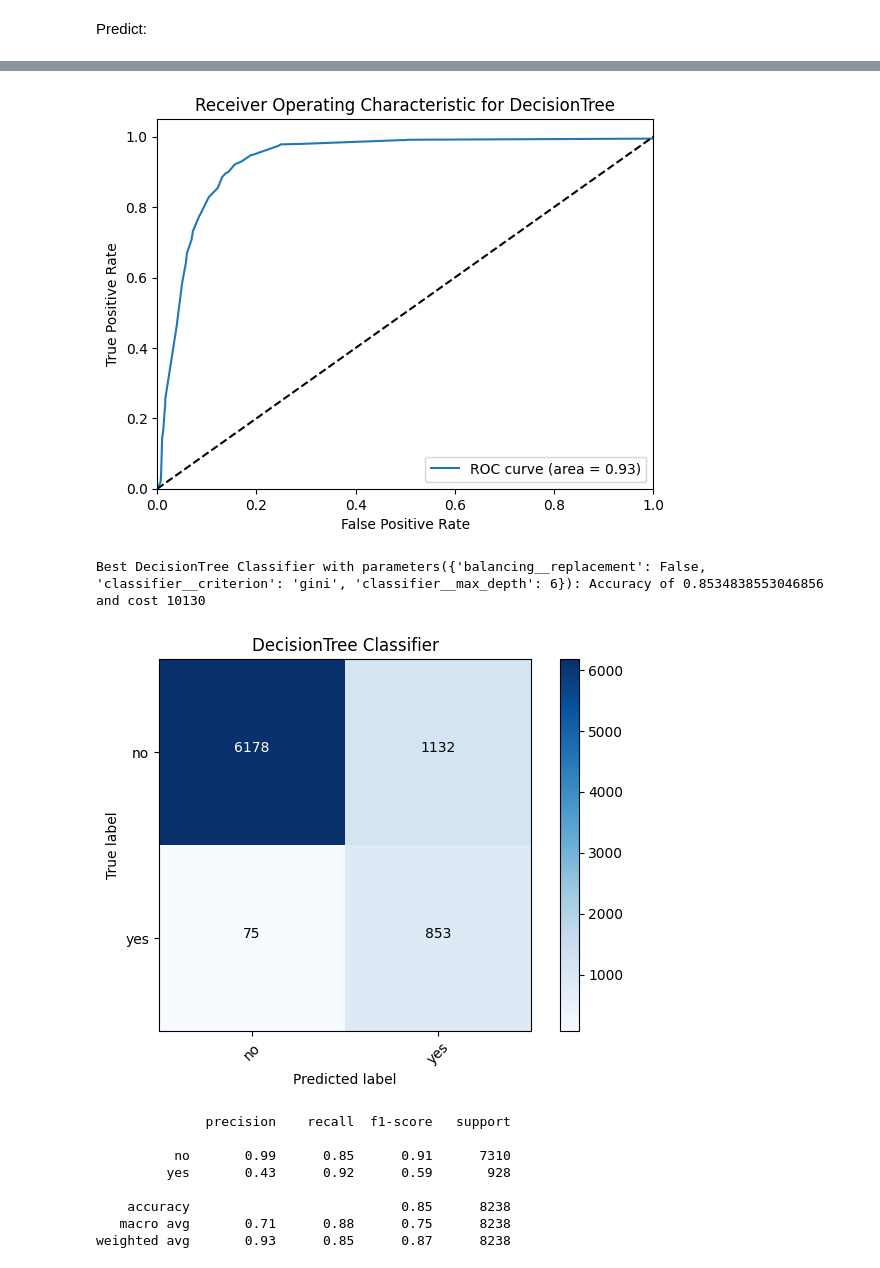
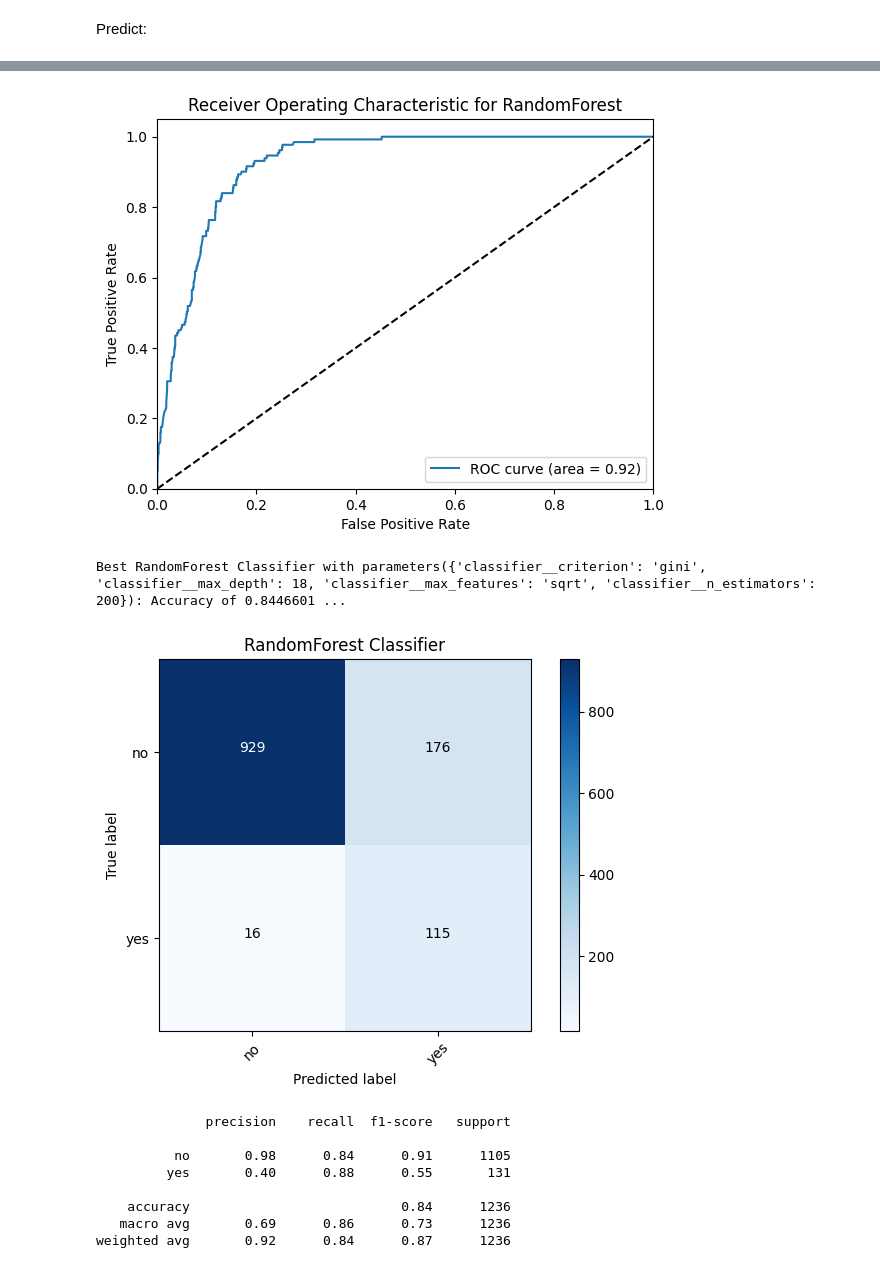
Before and after one commit to joscha-st/ibait_ml_g1, a Jupyter notebook: main.ipynb, the cells around one changed output, grey strips where cells are left out. Drawn from its saved outputs; the diff is of its cells as text; code cells hidden in the pictures.

```diff
--- a/main.ipynb
+++ b/main.ipynb
@@ -51,5 +50,5 @@ from sklearn.model_selection import cross_val_predict
 # %%
-bank_data = pd.read_csv("Data/bank-additional/bank-additional/bank-additional-full.csv", delimiter=";") #100 % of examples
+bank_data = pd.read_csv("Data/bank-additional/bank-additional/bank-additional.csv", delimiter=";") #10 % of examples
 
 bank_data.head()
 # %% [output]
@@ -89,26 +90,27 @@ Pipelines:
 # %%
 # decision tree
 dt_pipeline = Pipeline(steps=[('preprocessor', preprocessor),
-                              ('balancing', RandomUnderSampler(random_state=42)),
+                              ('balancing', RandomUnderSampler()),
                               ('classifier', DecisionTreeClassifier())])
 
 # random forest
 rf_pipeline = Pipeline(steps=[('preprocessor', preprocessor),
+                              ('balancing', RandomUnderSampler()),
                               ('classifier', RandomForestClassifier())])
 
 # k nearest neighbours
 knn_pipeline = Pipeline(steps=[('preprocessor', preprocessor),
-                               ('balancing', RandomUnderSampler(random_state=42)),
-                               ('classifier', KNeighborsClassifier())])
+                              ('balancing', RandomUnderSampler()),
+                              ('classifier', KNeighborsClassifier())])
 
 # multinomial naive bayes
 mnb_pipeline = Pipeline(steps=[('preprocessor', preprocessor),
-                              ('balancing', RandomUnderSampler(random_state=42)),
+                              ('balancing', RandomUnderSampler()),
                               ('classifier', MultinomialNB())])
 
 # gaussian naive bayes
 gnb_pipeline = Pipeline(steps=[('preprocessor', preprocessor),
-                              ('balancing', RandomUnderSampler(random_state=42)),
+                              ('balancing', RandomUnderSampler()),
                               ('classifier', GaussianNB())])
 
 # neural Network, MLP classifier
@@ -205,39 +192,36 @@ from sklearn.metrics import make_scorer
 
 def cost_function(y_true, y_pred):
     cm = confusion_matrix(y_true, y_pred, labels=label_order)
-    return cm[0][0] * 0 + cm[0][1] * 40 - cm[1][1] * 50 + cm[1][0] * 100
+    return cm[0][0] * 0 + cm[0][1] * 40 - cm[1][1] * 120 + cm[1][0] * 100
 
 scorer = make_scorer(cost_function, greater_is_better=False)
 # %% [markdown]
 Predict:
 # %%
-from sklearn.metrics import roc_curve, roc_auc_score
-from sklearn.model_selection import GridSearchCV, StratifiedKFold, train_test_split
+from sklearn.metrics import roc_auc_score, roc_curve
+from sklearn.model_selection import GridSearchCV, train_test_split
 
 # list of tuples where the first element is the classifier's name, the second is the classifier itself and the third are the grid search parameters
-classifiers = [
-    ('RandomForest', rf_pipeline, rf_param_grid),
-    ('DecisionTree', dt_pipeline, dt_param_grid),
-    ('KNN', knn_pipeline, knn_param_grid),
-    ('MultinomialNB', mnb_pipeline, mnb_param_grid),
-    ('GaussianNB', gnb_pipeline, gnb_param_grid),
-    ('NeuralNetwork', nn_pipeline, nn_param_grid)
-]
+classifiers = [('DecisionTree', dt_pipeline, dt_param_grid),
+               ('RandomForest', rf_pipeline, rf_param_grid),
+               ('KNN', knn_pipeline, knn_param_grid),
+               ('MultinomialNB', mnb_pipeline, mnb_param_grid),
+               ('GaussianNB', gnb_pipeline, gnb_param_grid)]
 
-X_train, X_test, y_train, y_test = train_test_split(bank_data, bank_target, test_size=0.2, random_state=42,stratify=bank_target)
 
 # Initialize lists to store classifier names and their performances
 names = []
 accuracies = []
 costs = []
 
+# split into test and training data
+bank_data_train, bank_data_test, bank_target_train, bank_target_test = train_test_split(bank_data, bank_target, test_size=0.3, random_state=42)
+
 # Loop over the classifiers
 for name, pipeline, param_grid in classifiers:
     # Grid search with parameter grid and cost function
-    #stratified_10_fold_cv = StratifiedKFold(n_splits=10, shuffle=True, random_state=42)
-
-    grid_search = GridSearchCV(pipeline, param_grid, cv=10, scoring=scorer)
-    grid_search.fit(X_train, y_train)
+    grid_search = GridSearchCV(pipeline, param_grid, cv=10, scoring=scorer, n_jobs=-1)
+    grid_search.fit(bank_data_train, bank_target_train)
 
     # Get the best model
     best_model = grid_search.best_estimator_
@@ -246,16 +230,16 @@ for name, pipeline, param_grid in classifiers:
     best_param = grid_search.best_params_
 
     # Make predictions with the best model
-    prediction = best_model.predict(X_test)
+    prediction = best_model.predict(bank_data_test)
 
     # Calculate probabilities for the positive class
-    probs = best_model.predict_proba(X_test)[:, 1]
+    probs = best_model.predict_proba(bank_data_test)[:, 1]
 
     # Calculate the ROC curve
-    fpr, tpr, thresholds = roc_curve(y_test, probs)
+    fpr, tpr, thresholds = roc_curve(bank_target_test, probs)
 
     # Calculate the AUC
-    roc_auc = roc_auc_score(y_test, probs)
+    roc_auc = roc_auc_score(bank_target_test, probs)
 
     # Plot the ROC curve
     plt.figure()
@@ -270,9 +254,9 @@ for name, pipeline, param_grid in classifiers:
     plt.show()
 
     # Calculate accuracy and cost
-    cm = confusion_matrix(y_test, prediction)
-    acc = accuracy_score(y_test, prediction)
-    cost = cost_function(y_test, prediction)
+    cm = confusion_matrix(bank_target_test, prediction)
+    acc = accuracy_score(bank_target_test, prediction)
+    cost = cost_function(bank_target_test, prediction)
 
     # Append the name and performance metrics to the lists
     names.append(name)
@@ -283,7 +267,7 @@ for name, pipeline, param_grid in classifiers:
     print("\nBest {} Classifier with parameters({}): Accuracy of {} and cost {}".format(name, best_param, acc, cost))
     plot_confusion_matrix(cm, classes=label_names, title='{} Classifier'.format(name))
     plt.show()
-    print(classification_report(y_test, prediction, target_names=label_names))
+    print(classification_report(bank_target_test, prediction, target_names=label_names))
 
 # Plotting comparison
 plt.figure(figsize=(12,5))
@@ -317,11 +301,11 @@ weighted avg       0.93      0.85      0.87      8238
-[figure, old version]
+[figure, new version]
-Best DecisionTree Classifier with parameters({'balancing__replacement': False, 'classifier__criterion': 'gini', 'classifier__max_depth': 6}): Accuracy of 0.8534838553046856 and cost 10130
+Best RandomForest Classifier with parameters({'classifier__criterion': 'gini', 'classifier__max_depth': 18, 'classifier__max_features': 'sqrt', 'classifier__n_estimators': 200}): Accuracy of 0.8446601 ...
-[figure, old version]
+[figure, new version]
               precision    recall  f1-score   support
 
-          no       0.99      0.85      0.91      7310
-         yes       0.43      0.92      0.59       928
+          no       0.98      0.84      0.91      1105
+         yes       0.40      0.88      0.55       131
 
-    accuracy                           0.85      8238
-   macro avg       0.71      0.88      0.75      8238
-weighted avg       0.93      0.85      0.87      8238
+    accuracy                           0.84      1236
+   macro avg       0.69      0.86      0.73      1236
+weighted avg       0.92      0.84      0.87      1236
```
Also changed, not shown: parts of 10 cells of this notebook, 1 other file.
